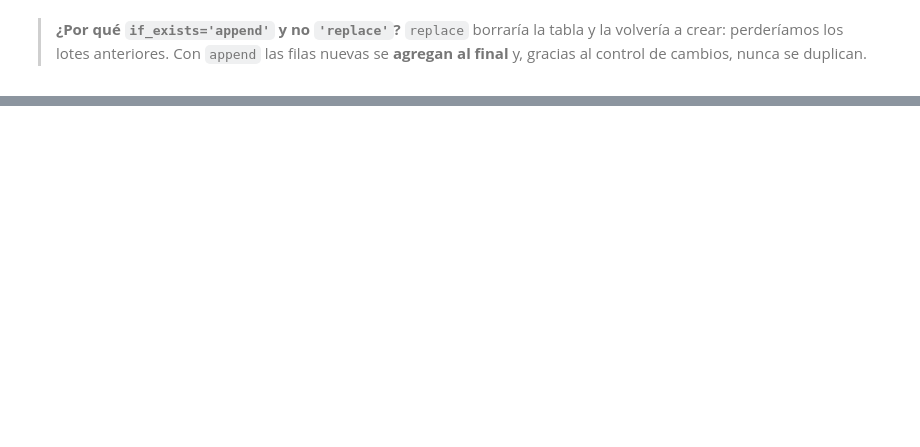
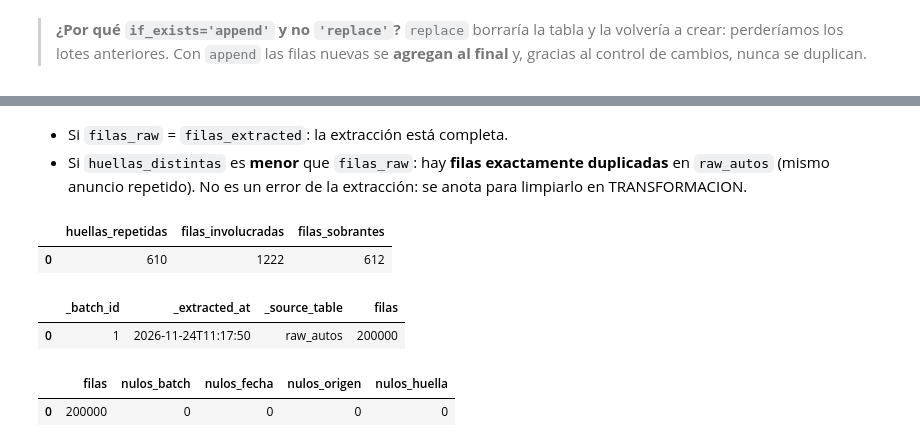
Before and after one commit to luispardave/ING_BD_ProjectF, a Jupyter notebook: Codigos/EXTRACCION.ipynb, the cells around one changed output, grey strips where cells are left out. Cells and saved outputs as stored; diff of their text form; code cells hidden in the pictures; blank space fills up the shorter version.

```diff
--- a/Codigos/EXTRACCION.ipynb
+++ b/Codigos/EXTRACCION.ipynb
@@ -867,0 +413,62 @@ El log es **uno solo** para las 3 tablas: cada línea indica su tabla de origen
+# %% [markdown]
+- Si `filas_raw` = `filas_extracted`: la extracción está completa.
+- Si `huellas_distintas` es **menor** que `filas_raw`: hay **filas exactamente duplicadas** en `raw_autos` (mismo anuncio repetido). No es un error de la extracción: se anota para limpiarlo en TRANSFORMACION.
+# %%
+# ── ¿Hay filas exactamente duplicadas? ─────────────────────────────────────
+
+conn = sqlite3.connect(f'file:{DB_PATH}?mode=ro', uri=True)
+
+duplicadas = pd.read_sql_query(f'''
+    SELECT COUNT(*)            AS huellas_repetidas,
+           SUM(veces)          AS filas_involucradas,
+           SUM(veces) - COUNT(*) AS filas_sobrantes
+    FROM (SELECT _row_hash, COUNT(*) AS veces
+          FROM {TABLA_EXTRACTED}
+          GROUP BY _row_hash
+          HAVING COUNT(*) > 1)
+''', conn)
+
+conn.close()
+
+duplicadas
+# %% [output]
+|  | huellas_repetidas | filas_involucradas | filas_sobrantes |
+| 0 | 610 | 1222 | 612 |
+# %%
+# ── ¿Cuántas filas llegaron en cada lote? ──────────────────────────────────
+
+conn = sqlite3.connect(f'file:{DB_PATH}?mode=ro', uri=True)
+
+lotes = pd.read_sql_query(f'''
+    SELECT _batch_id, _extracted_at, _source_table, COUNT(*) AS filas
+    FROM {TABLA_EXTRACTED}
+    GROUP BY _batch_id, _extracted_at, _source_table
+    ORDER BY _batch_id
+''', conn)
+
+conn.close()
+
+lotes
+# %% [output]
+|  | _batch_id | _extracted_at | _source_table | filas |
+| 0 | 1 | 2026-11-24T11:17:50 | raw_autos | 200000 |
+# %%
+# ── ¿Los metadatos están completos? (no debe haber nulos) ──────────────────
+
+conn = sqlite3.connect(f'file:{DB_PATH}?mode=ro', uri=True)
+
+nulos_metadatos = pd.read_sql_query(f'''
+    SELECT COUNT(*)                                                 AS filas,
+           SUM(CASE WHEN _batch_id     IS NULL THEN 1 ELSE 0 END)   AS nulos_batch,
+           SUM(CASE WHEN _extracted_at IS NULL THEN 1 ELSE 0 END)   AS nulos_fecha,
+           SUM(CASE WHEN _source_table IS NULL THEN 1 ELSE 0 END)   AS nulos_origen,
+           SUM(CASE WHEN _row_hash     IS NULL THEN 1 ELSE 0 END)   AS nulos_huella
+    FROM {TABLA_EXTRACTED}
+''', conn)
+
+conn.close()
+
+nulos_metadatos
+# %% [output]
+|  | filas | nulos_batch | nulos_fecha | nulos_origen | nulos_huella |
+| 0 | 200000 | 0 | 0 | 0 | 0 |
```
Also changed, not shown: parts of 105 cells of this notebook, 6 other files.
